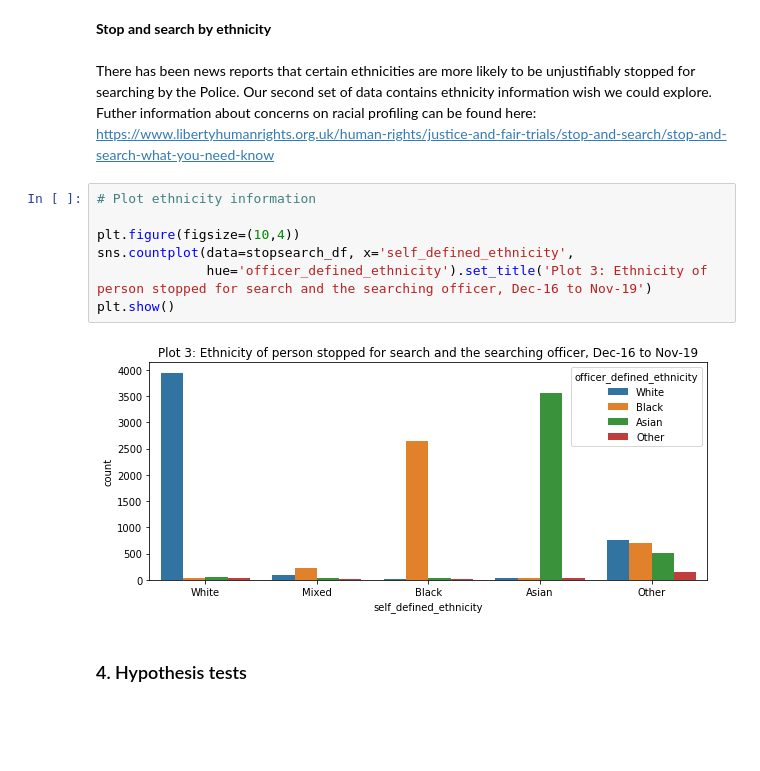
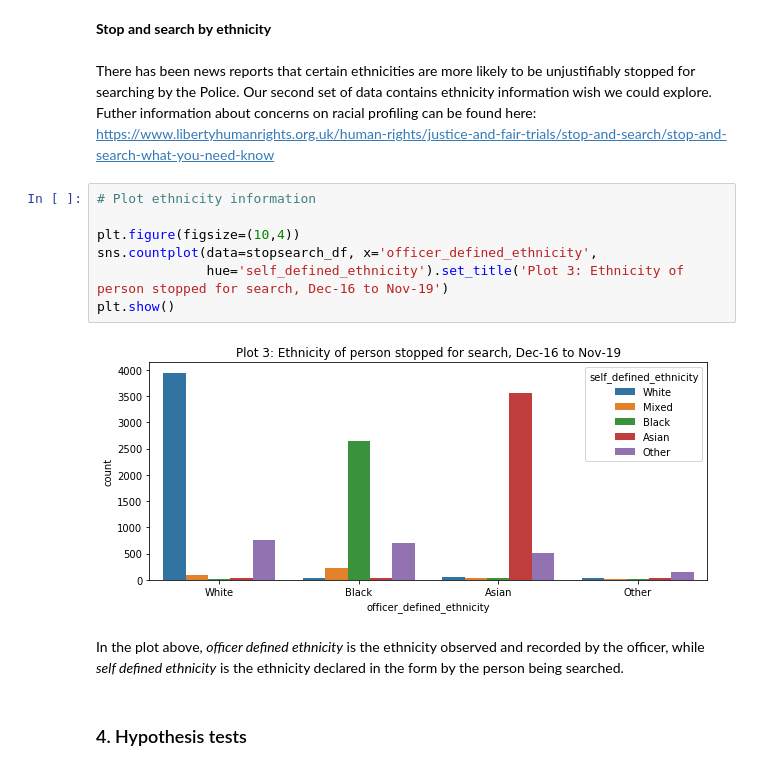
Before and after one commit to ravidahiya74/London-Crime-Analysis, a Jupyter notebook: index.ipynb, the cells around one changed output. Cells and saved outputs as stored; diff of their text form; blank space fills up the shorter version.

```diff
--- a/index.ipynb
+++ b/index.ipynb
@@ -249,12 +249,14 @@ https://www.libertyhumanrights.org.uk/human-rights/justice-and-fair-trials/stop-
 # %%
 # Plot ethnicity information
 
 plt.figure(figsize=(10,4))
-sns.countplot(data=stopsearch_df, x='self_defined_ethnicity',
-              hue='officer_defined_ethnicity').set_title('Plot 3: Ethnicity of person stopped for search and the searching officer, Dec-16 to Nov-19')
+sns.countplot(data=stopsearch_df, x='officer_defined_ethnicity',
+              hue='self_defined_ethnicity').set_title('Plot 3: Ethnicity of person stopped for search, Dec-16 to Nov-19')
 plt.show()
 # %% [output]
-[figure, old version]
+[figure, new version]
+# %% [markdown]
+In the plot above, *officer defined ethnicity* is the ethnicity observed and recorded by the officer, while *self defined ethnicity* is the ethnicity declared in the form by the person being searched.
 # %% [markdown]
 ### 4. Hypothesis tests
 # %% [markdown]
```
Also changed, not shown: parts of 6 cells of this notebook, 1 other file.
